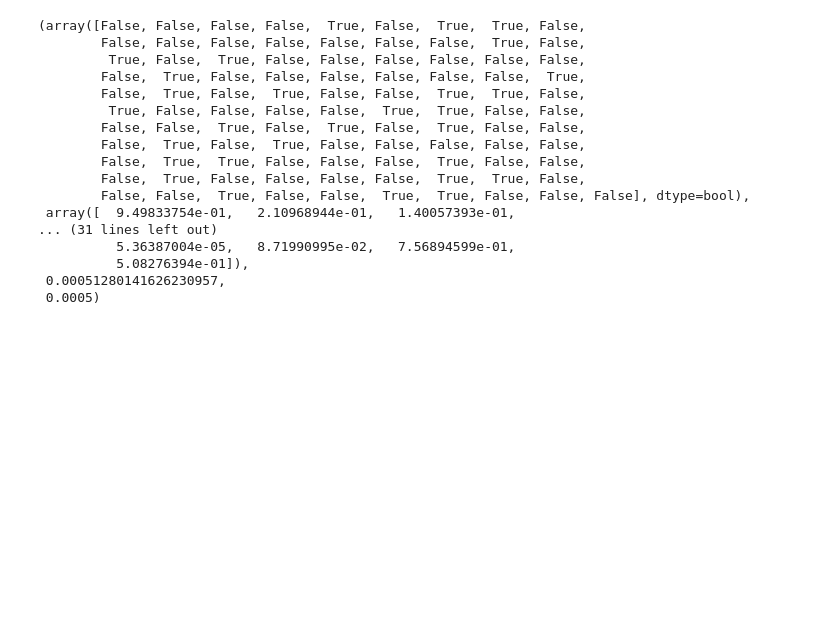
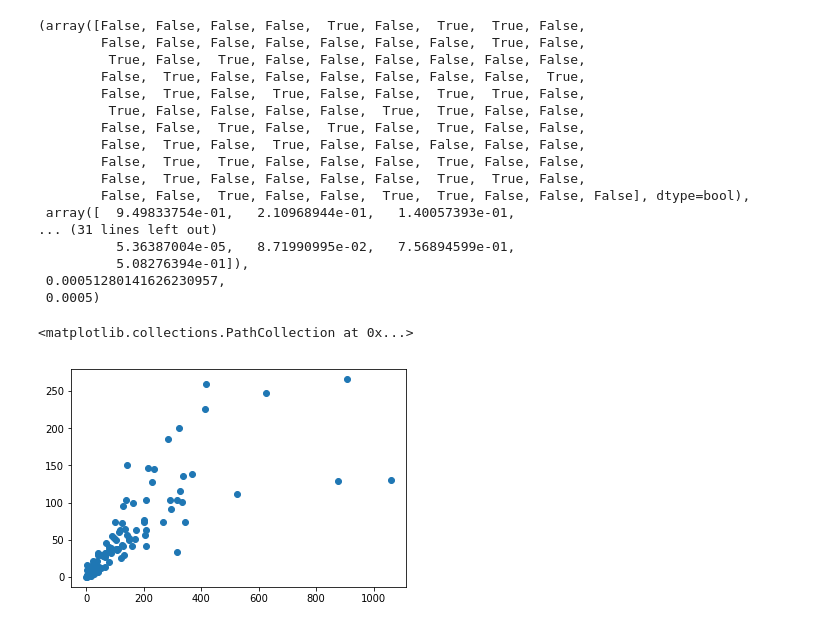
Before and after one commit to annabehling/program_B, a Jupyter notebook: program_B.ipynb, the cells around one changed output. Cells and saved outputs as stored; diff of their text form; code cells hidden in the pictures; blank space fills up the shorter version.

```diff
--- a/program_B.ipynb
+++ b/program_B.ipynb
@@ -603,0 +608,7 @@ multipletests(pvals, alpha=0.05, method='fdr_bh', is_sorted=False, returnsorted=
+# %%
+x = dict_a.values()
+y = dict_b.values()
+plt.scatter(x, y)
+# %% [output]
+<matplotlib.collections.PathCollection at 0x...>
+[figure, added]
```
Also changed, not shown: parts of 10 cells of this notebook.
